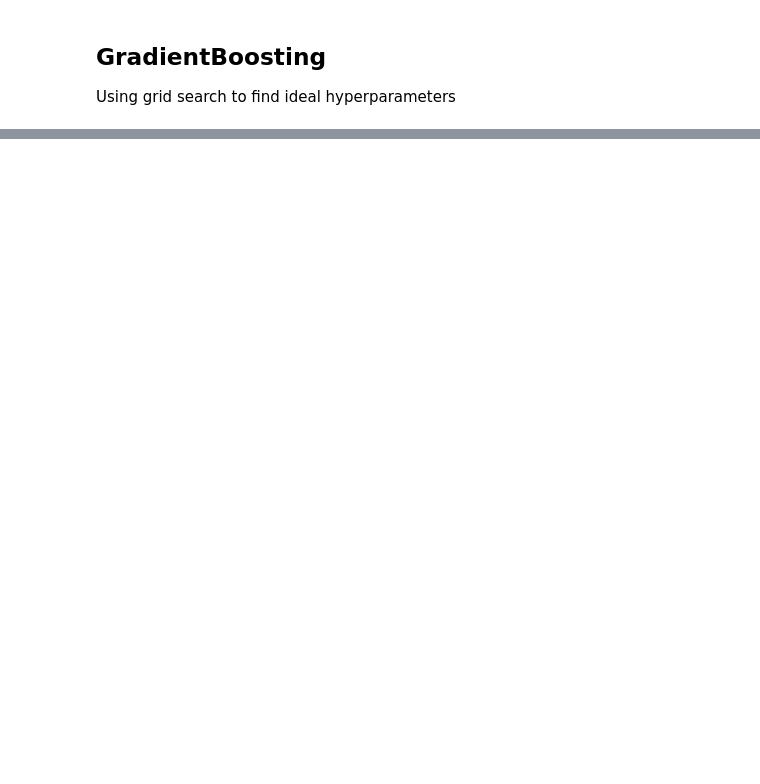
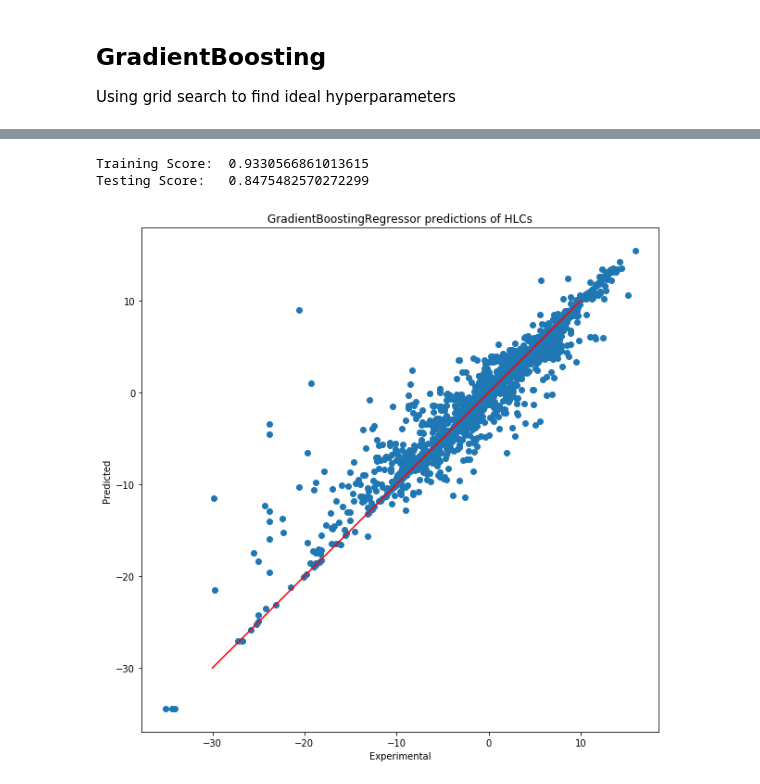
Before and after one commit to jtd1g16/HLCpredict, a Jupyter notebook: d_final_models.ipynb, the cells around one changed output, grey strips where cells are left out. Saved outputs shown, nothing was run; the diff lists cells and outputs as text; code cells hidden in the pictures; blank space fills up the shorter version.

```diff
--- a/d_final_models.ipynb
+++ b/d_final_models.ipynb
@@ -177,0 +187,17 @@ joblib.dump(grad_boost, 'gradientboosting_modelimportances_')
+# %%
+X_train, X_test, y_train, y_test = train_test_split(X[top_15_features_mutual_info], y, test_size=0.3)
+grad_boost_mu = ensemble.GradientBoostingRegressor(learning_rate = 0.02,
+                                                loss = 'lad',
+                                                max_depth = 6,
+                                                max_features = 0.3,
+                                                min_samples_leaf = 3,
+                                                n_estimators = 1000)
+grad_boost_mu.fit(X_train, y_train)
+
+exp_vs_calc_gbr_mu = produce_exp_vs_pred_df(top_15_features_mutual_info, grad_boost_mu)
+# %%
+prediction_plot_scores(grad_boost_mu, exp_vs_calc_gbr_mu)
+# %% [output]
+Training Score:  0.9330566861013615
+Testing Score:   0.8475482570272299
+[figure, added]
```
Also changed, not shown: parts of 24 cells of this notebook.
